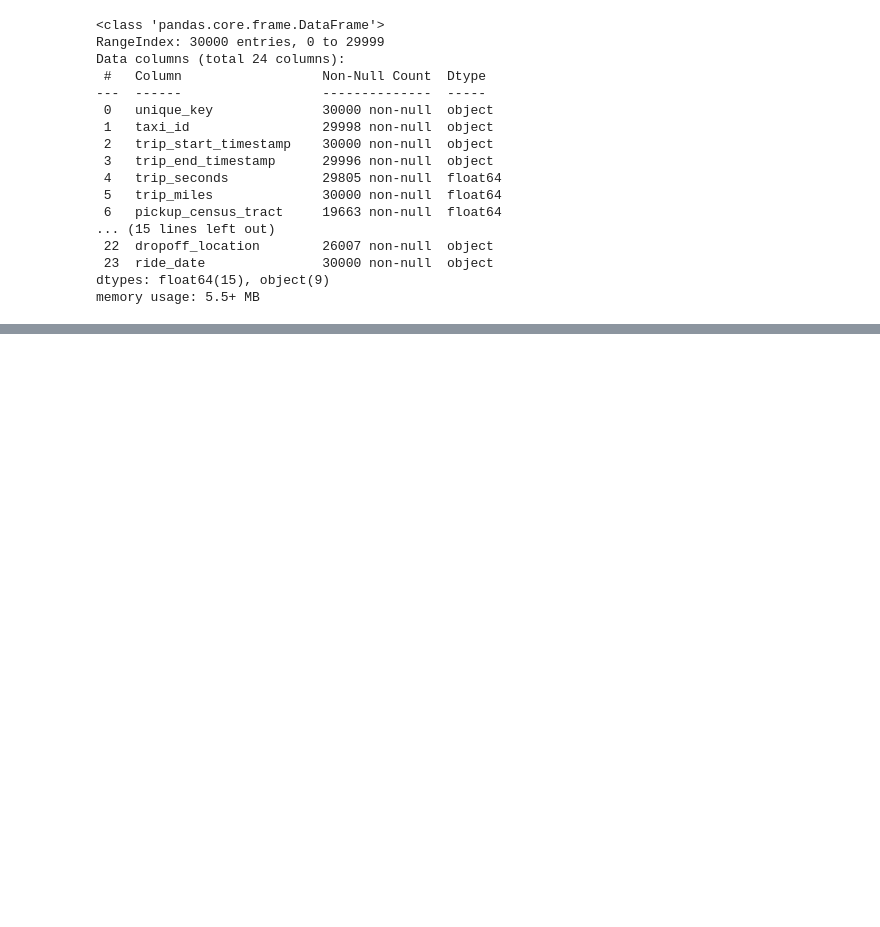
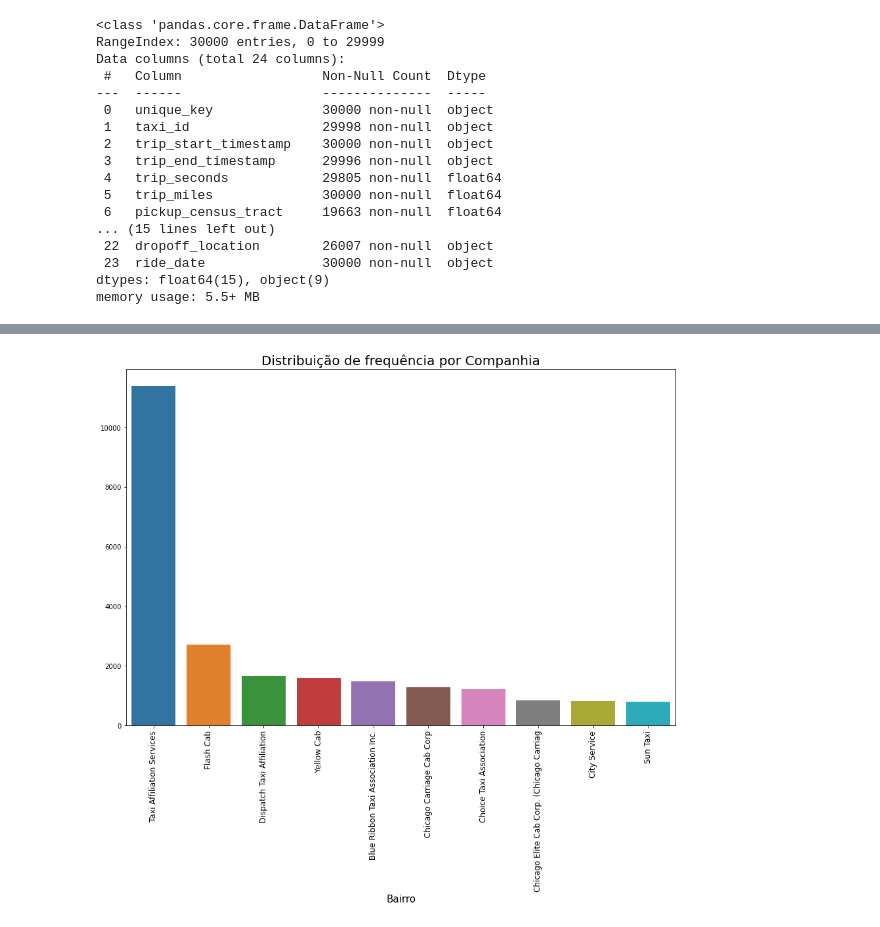
Before and after one commit to msbrasil/CiDAMO-Desafios, a Jupyter notebook: Desafio 1 - Taxi Ride Price/main.ipynb, the cells around one changed output, grey strips where cells are left out. Saved outputs shown, nothing was run; the diff lists cells and outputs as text; code cells hidden in the pictures; blank space fills up the shorter version.

```diff
--- a/Desafio 1 - Taxi Ride Price/main.ipynb
+++ b/Desafio 1 - Taxi Ride Price/main.ipynb
@@ -62,0 +88,5 @@ taxi_train.groupby('company')[['trip_total']].sum().sort_values(by='trip_total',
+# %%
+taxi_sem_nulos = taxi_train.copy()
+# %%
+for coluna in taxi_train.columns:
+    taxi_sem_nulos[coluna] = taxi_sem_nulos[coluna].fillna(taxi_sem_nulos[coluna].mode()[0])
@@ -62,0 +111,16 @@ taxi_train.groupby('company')[['trip_total']].sum().sort_values(by='trip_total',
+# %%
+
+frequencia_companhias = taxi_sem_nulos['company'].value_counts().head(10)
+
+plt.figure(figsize=(15,10)) # tamanho do gráfico
+sns.barplot(x=frequencia_companhias.index, y=frequencia_companhias.values) # dados a serem apresentados
+
+# ajustes no eixo x
+plt.xticks(rotation=90, size=12) # rotação dos rotulos para melhor a legibilidade
+plt.xlabel("Bairro", fontdict={"size": 15})
+
+plt.title("Distribuição de frequência por Companhia", fontdict={'size': 20})
+
+plt.show()
+# %% [output]
+[figure, added]
```
Also changed, not shown: parts of 15 cells of this notebook, 1 other file.
